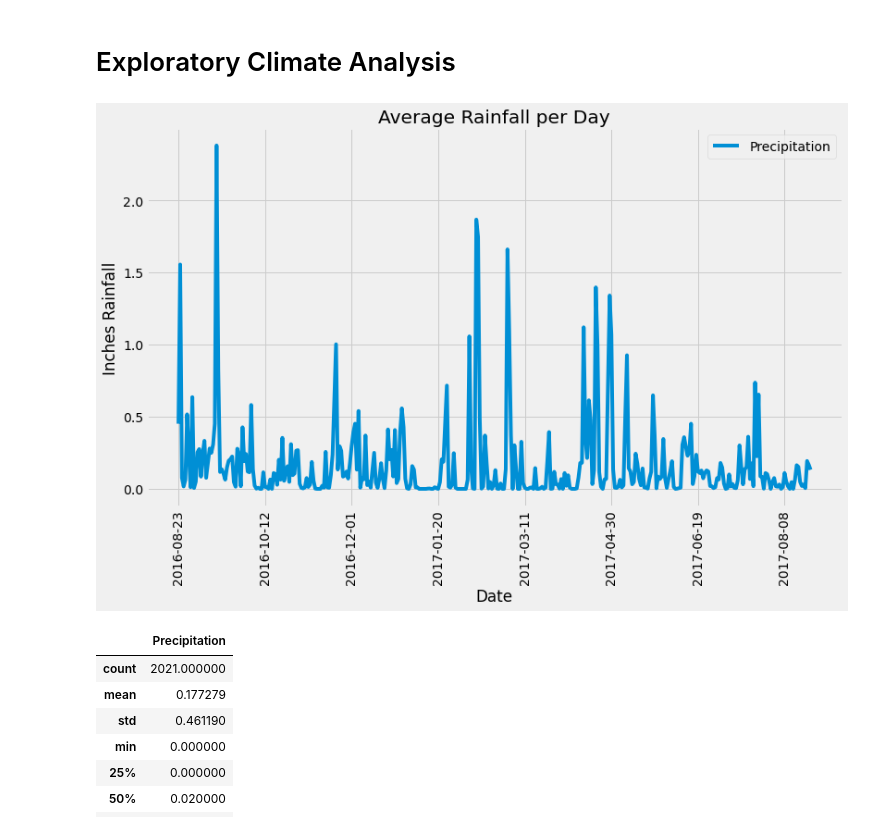
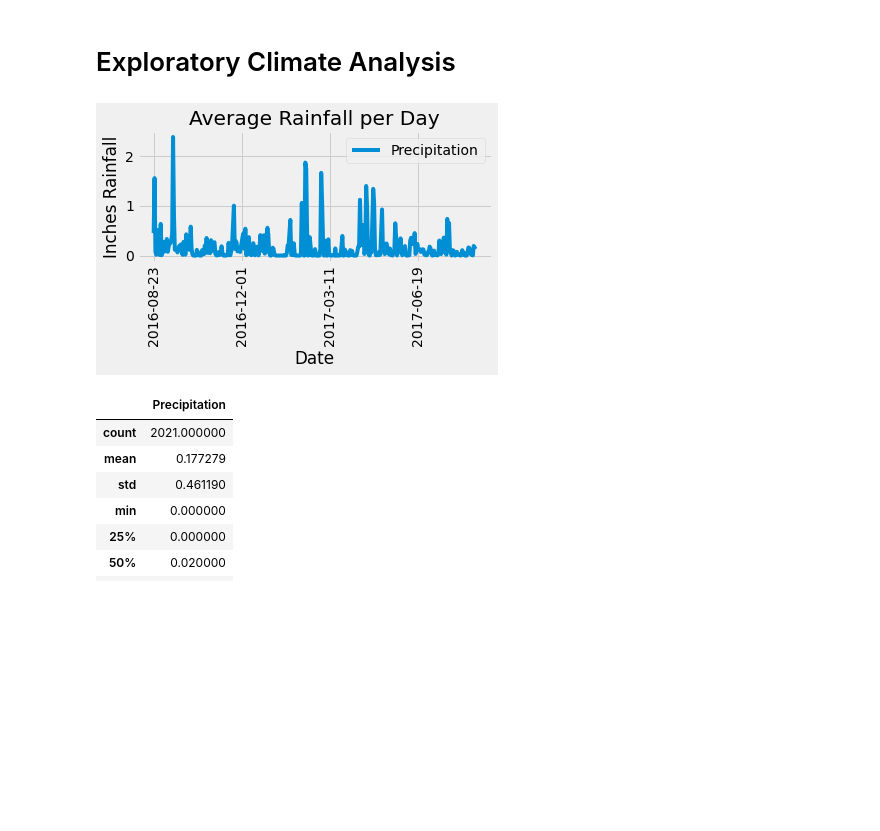
Before and after one commit to rebekahcallkacz/sqlachemy-challenge, a Jupyter notebook: climate_analysis.ipynb, the cells around one changed output. Saved outputs shown, nothing was run; the diff lists cells and outputs as text; code cells hidden in the pictures; blank space fills up the shorter version.

```diff
--- a/climate_analysis.ipynb
+++ b/climate_analysis.ipynb
@@ -79,28 +79,29 @@ elevation FLOAT
 # %%
 # Design a query to retrieve the last 12 months of precipitation data and plot the results
 
 # Calculate the date 1 year ago from the last data point in the database
 last_date = session.query(Measurement.date).order_by(Measurement.date.desc()).first()[0]
 last_date_dt = dt.datetime.strptime(last_date, '%Y-%m-%d')
 year_ago = last_date_dt - dt.timedelta(days=366)
 
 # Retrieve date and precipitation from database
 last_12_prcp = session.query(Measurement.date, Measurement.prcp)\
                     .filter(Measurement.date >= year_ago)\
                     .all()
 # Store in DataFrame
 prcp_df = pd.DataFrame(last_12_prcp, columns=['Date', 'Precipitation'])
 
 # Group by date and determine average for each date
 # NOTE: The image in the homework key is a line plot of multiple y values for each x value which is unclear.
 prcp_avg = prcp_df.groupby('Date').mean().sort_values(by='Date', ascending=True)
 
 # Plot the data
-prcp_avg.plot(ylabel='Inches Rainfall', title='Average Rainfall per Day', rot=90, figsize=(12,7))
+prcp_avg.plot(ylabel='Inches Rainfall', title='Average Rainfall per Day', rot=90)
+plt.tight_layout()
 plt.savefig('Images/avgrainfall.png')
 plt.show()
 # %% [output]
-[figure, old version]
+[figure, new version]
 # %%
 # Use Pandas to calculate the summary statistics for the precipitation data
 prcp_df.describe()
```
Also changed, not shown: parts of 2 cells of this notebook, 5 other files.
